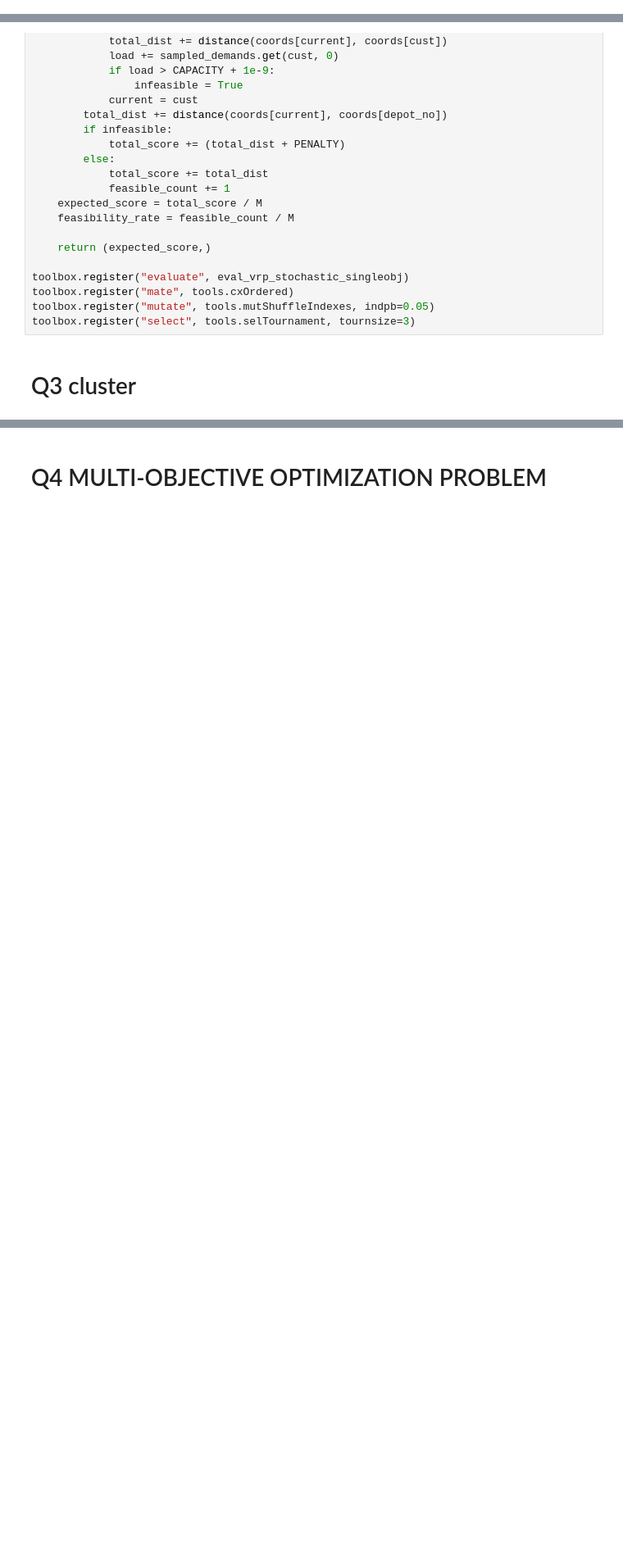
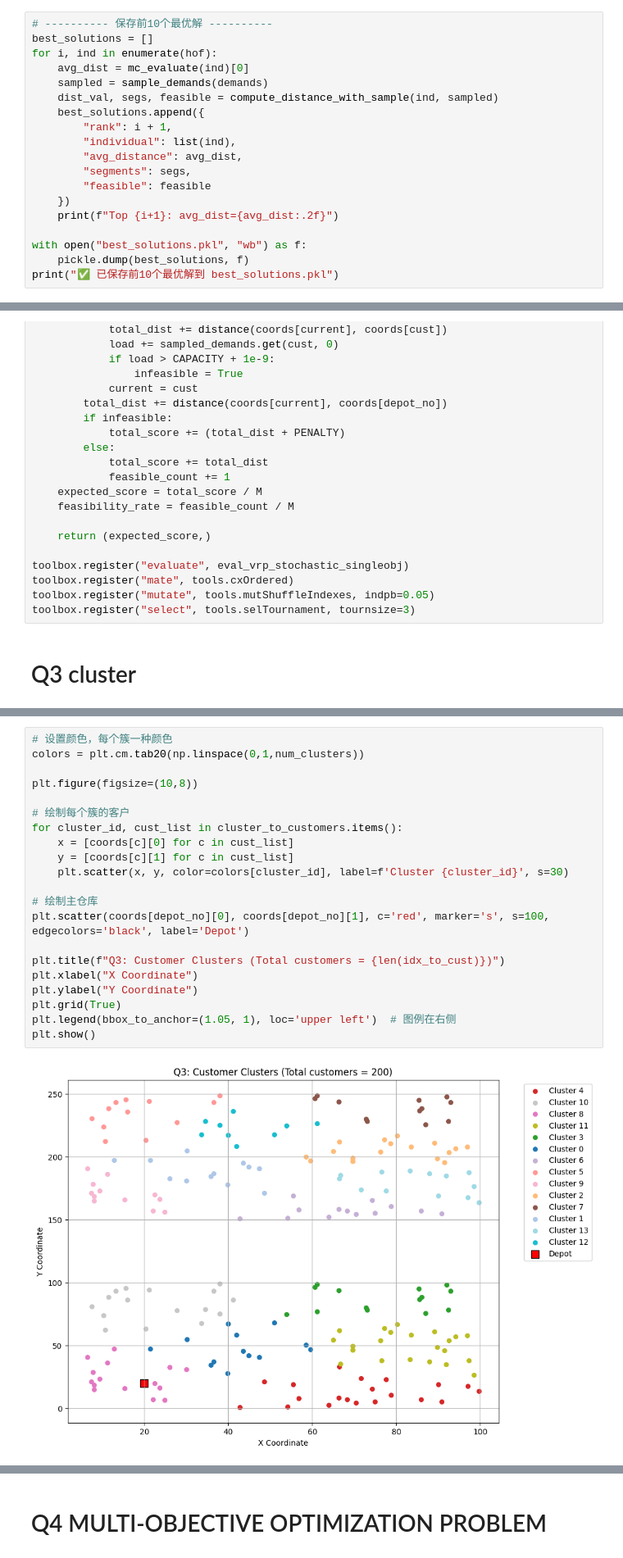
Before and after one commit to ssyss-513/MyColab, a Jupyter notebook: COMP5511/5511_a1.ipynb, the cells around one changed output, grey strips where cells are left out. Shown at 82% size. Drawn from its saved outputs; the diff is of its cells as text; blank space fills up the shorter version.

```diff
--- a/COMP5511/5511_a1.ipynb
+++ b/COMP5511/5511_a1.ipynb
@@ -673,3 +774,22 @@ def eval_vrp_classical(individual):
+# %%
+# ---------- 保存前10个最优解 ----------
+best_solutions = []
+for i, ind in enumerate(hof):
+    avg_dist = mc_evaluate(ind)[0]
+    sampled = sample_demands(demands)
+    dist_val, segs, feasible = compute_distance_with_sample(ind, sampled)
+    best_solutions.append({
+        "rank": i + 1,
+        "individual": list(ind),
+        "avg_distance": avg_dist,
+        "segments": segs,
+        "feasible": feasible
+    })
+    print(f"Top {i+1}: avg_dist={avg_dist:.2f}")
+
+with open("best_solutions.pkl", "wb") as f:
+    pickle.dump(best_solutions, f)
+print("✅ 已保存前10个最优解到 best_solutions.pkl")
 # %%
 #Q2
 
@@ -821,0 +955,23 @@ def eval_vrp_with_clustering(individual, cust_cluster, PENALTY_PER_SEGMENT=1e6):
+# %%
+# 设置颜色，每个簇一种颜色
+colors = plt.cm.tab20(np.linspace(0,1,num_clusters))
+
+plt.figure(figsize=(10,8))
+
+# 绘制每个簇的客户
+for cluster_id, cust_list in cluster_to_customers.items():
+    x = [coords[c][0] for c in cust_list]
+    y = [coords[c][1] for c in cust_list]
+    plt.scatter(x, y, color=colors[cluster_id], label=f'Cluster {cluster_id}', s=30)
+
+# 绘制主仓库
+plt.scatter(coords[depot_no][0], coords[depot_no][1], c='red', marker='s', s=100, edgecolors='black', label='Depot')
+
+plt.title(f"Q3: Customer Clusters (Total customers = {len(idx_to_cust)})")
+plt.xlabel("X Coordinate")
+plt.ylabel("Y Coordinate")
+plt.grid(True)
+plt.legend(bbox_to_anchor=(1.05, 1), loc='upper left')  # 图例在右侧
+plt.show()
+# %% [output]
+[figure, added]
```
Also changed, not shown: parts of 16 cells of this notebook.
